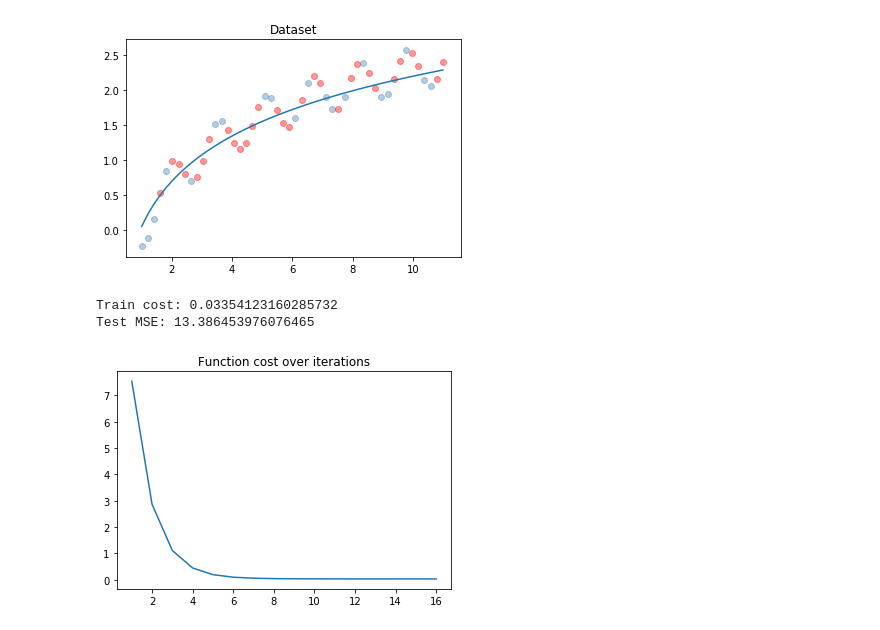
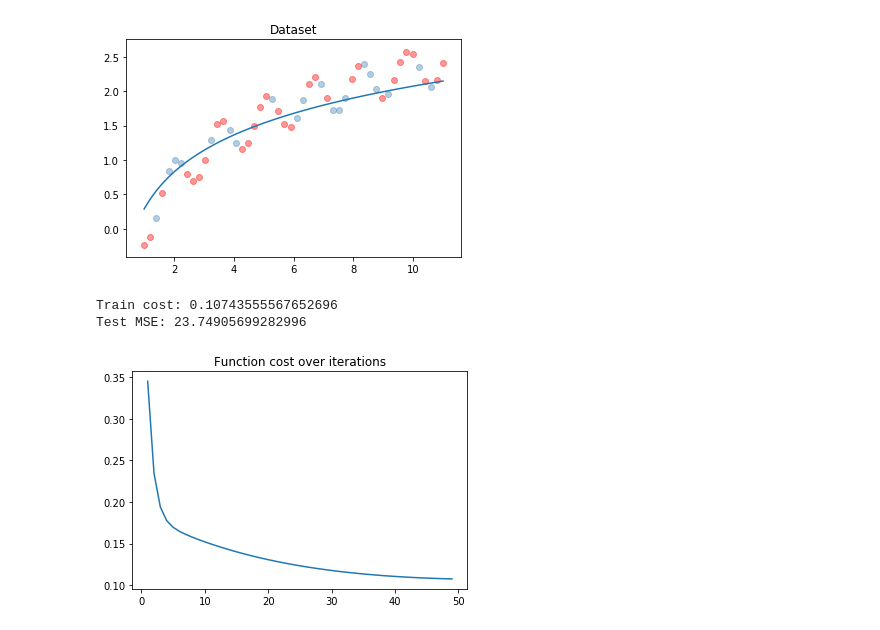
Before and after one commit to lzfelix/meta_learn, a Jupyter notebook: notebooks/linear_regression.ipynb, the cells around one changed output. Cells and saved outputs as stored; diff of their text form; code cells hidden in the pictures.

Commit message:
Fixing mistake on cost formula.

```diff
--- a/notebooks/linear_regression.ipynb
+++ b/notebooks/linear_regression.ipynb
@@ -26,7 +26,6 @@ def gradient_descent(w, J, J_prime, alpha=0.2, epsilon=1e-5):
 
         old_cost, current_cost = current_cost, J(w)
         cost_history.append(old_cost)
-
         w -= alpha / m * J_prime(w)
 
     return w, cost_history
@@ -38,23 +37,21 @@ def mse_cost(X, Y, h, w, lmbda=0):
     squared_sum = lambda x: np.sum(np.square(x))
 
     m = float(X.shape[0])
-    return 1/(2*m) * (squared_sum(h(X, w) - Y) + lmbda/(2*m) * squared_sum(w))
+    return 1/(2*m) * squared_sum(h(X, w) - Y) + lmbda/(2*m) * squared_sum(w)
 
 
 def mse_linear_prime(X, Y, h, w, lmbda=0):
     """MSE function derivative. Compuetes all derivatives at once using matrix multiplication."""
     m = float(X.shape[0])
 
-    scaled_error = 1/m * (h(X, w) - Y)
+    scaled_error = h(X, w) - Y
     lambda_part = lmbda/m * w
     lambda_part[0] = 0                        # bias is not regularized
-
-    derivatives = (X.T).dot(scaled_error) + lambda_part
-
-    return derivatives
+    return 1/m * (X.T).dot(scaled_error) + lambda_part
 
 
 def fit_linear(X, Y, lmbda=0):
+    Y_ = Y[:, np.newaxis]
 
     # m samples, n features
     m, n = X.shape
@@ -64,14 +61,14 @@ def fit_linear(X, Y, lmbda=0):
     X = np.concatenate((bias_column, X), axis=1)
 
     # initializing the weights with uniform distribution between [-1, 1)
-    w = np.random.uniform(-1, 1, n+1)
+    w = np.random.uniform(-1, 1, n+1)[:, np.newaxis]
 
     # the hypothesis is linear on the parameters (not on the samples)
     h = lambda x, w: x.dot(w)
 
     # parametrizing cost and error just by the weights
-    mse_linear = lambda wp: mse_cost(X, Y, h, wp, lmbda)
-    mse_cost_linear = lambda wp: mse_linear_prime(X, Y, h, wp, lmbda)
+    mse_linear = lambda wp: mse_cost(X, Y_, h, wp, lmbda)
+    mse_cost_linear = lambda wp: mse_linear_prime(X, Y_, h, wp, lmbda)
 
     # minimize cost function et voilá
     w_star, cost_history = gradient_descent(w, mse_linear, mse_cost_linear)
@@ -86,9 +83,10 @@ def estimate(X, w):
 
 
 def score(X, w, Y):
-    Y = Y[:, np.newaxis]
+    # TODO: improve this metric!
+    _Y = Y[:, np.newaxis]
     Y_hat = estimate(X, w)[:,np.newaxis]
-    return np.sum((Y_hat - Y) ** 2)
+    return 1/float(X.shape[0]) * np.sum((Y_hat - _Y) ** 2)
 # %%
 X, Y = shuffle(ds[0], ds[1])
 
@@ -139,38 +137,38 @@ fraction = 0.4
 X = np.sort(ds[:, 0][:, np.newaxis], axis=0)
 
 X_train = ds[:int(m * fraction), 0][:, np.newaxis]
 Y_train = ds[:int(m * fraction), 1]
 
 X_test = ds[int(m * fraction):, 0][:, np.newaxis]
 Y_test = ds[int(m * fraction):, 1]
 
 # let's see how our data looks like
 plt.title('Dataset')
 plt.scatter(X_train, Y_train, color='steelblue', alpha=0.4)
 plt.scatter(X_test, Y_test, color='red', alpha=0.4)
 
-# Hypothesis 1: y = a + ln(x)
+# Hypothesis: y = a + ln(x)
 # Hence, transform the data
 X_train = np.log(X_train)
 X_test = np.log(X_test)
 X_test = np.sort(X_test, axis=0)
 
 # Fit and predict
-w_star, cost_history = fit_linear(X_train, Y_train, lmbda=2)
+w_star, cost_history = fit_linear(X_train, Y_train, lmbda=5)
 plt.plot(X, estimate(np.log(X), w_star))
 plt.show()
 
 # Ensuring that training converged as excepted
 print("Train cost: {}".format(cost_history[-1]))
 print("Test MSE: {}".format(score(X_test, w_star, Y_test)))
 
 plt.plot(range(len(cost_history)), cost_history)
 plt.title('Function cost over iterations')
 plt.show()
 # %% [output]
-[figure, old version]
+[figure, new version]
-Train cost: 0.03354123160285732
-Test MSE: 13.386453976076465
+Train cost: 0.10743555567652696
+Test MSE: 23.74905699282996
-[figure, old version]
+[figure, new version]
 # %%
 # TODO: do regression on the Combined Cycle Power Plant dataset (http://archive.ics.uci.edu/ml/datasets/combined+cycle+power+plant)
```
Also changed, not shown: parts of 2 cells of this notebook.
